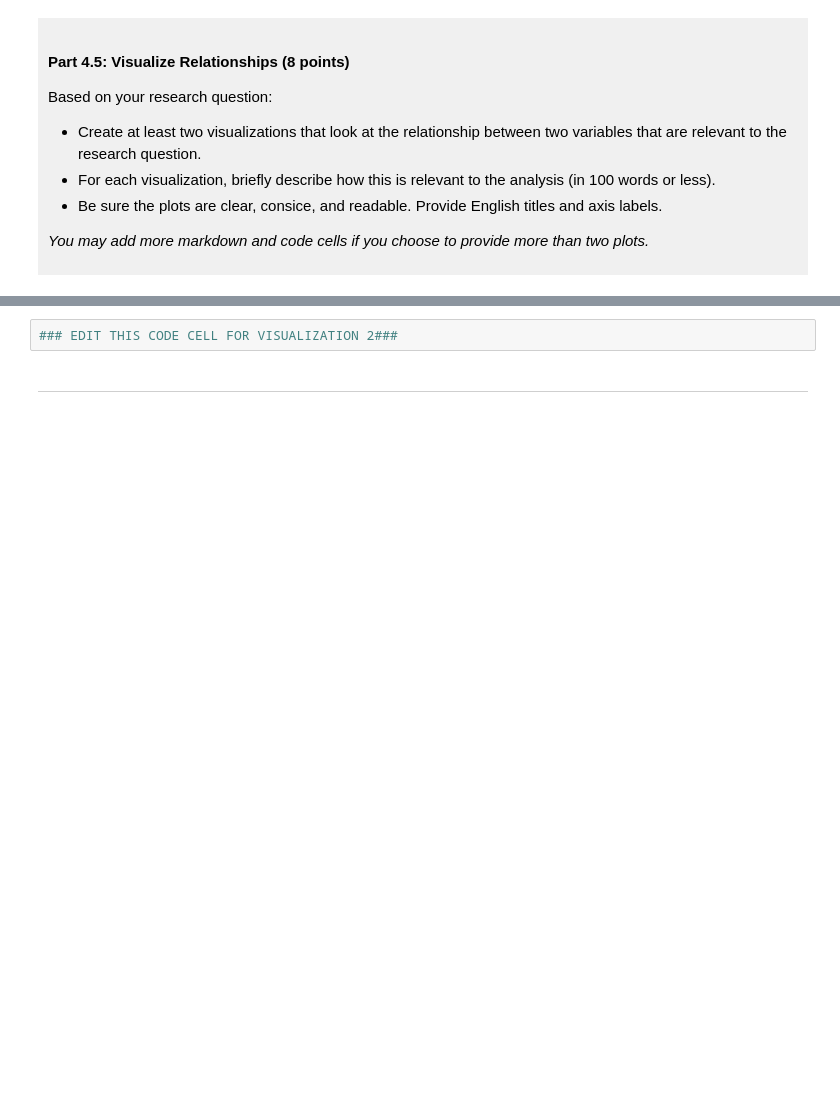
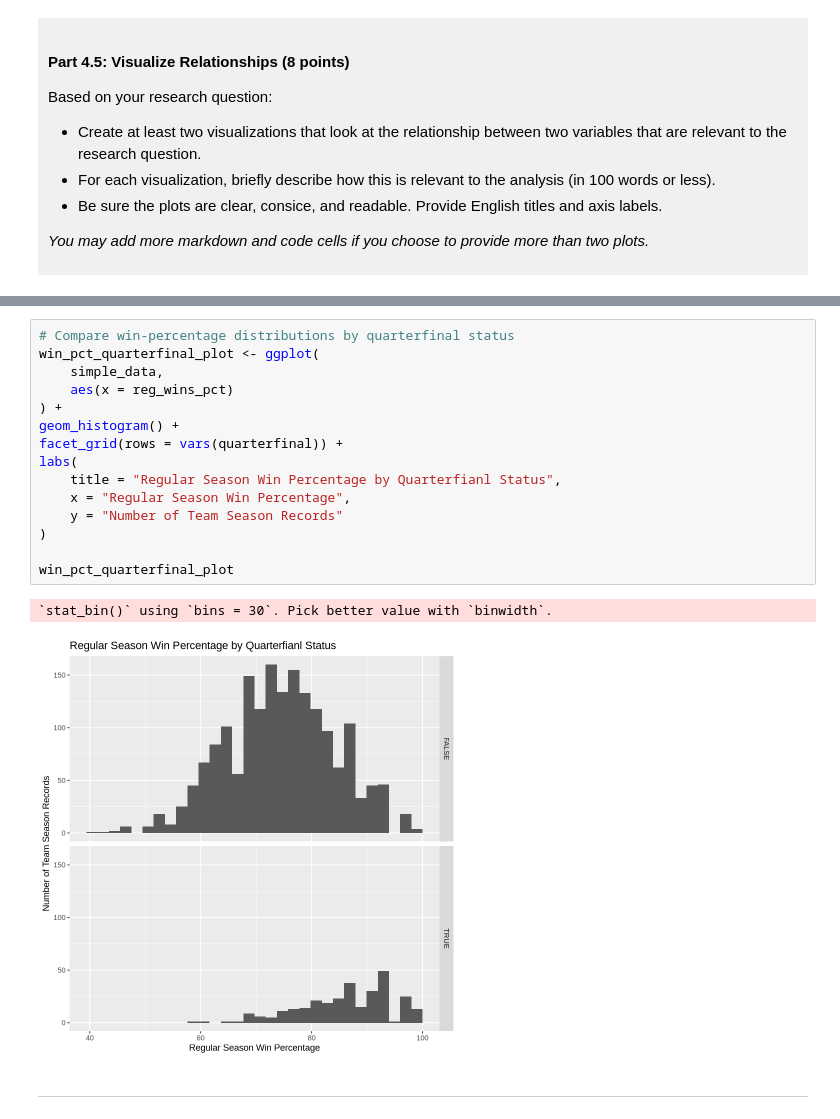
Before and after one commit to zzilbap/dsci-100-project-david-kim, a Jupyter notebook: dsci-100-project-notebook.ipynb, the cells around one changed output, grey strips where cells are left out. Drawn from its saved outputs; the diff is of its cells as text; blank space fills up the shorter version.

```diff
--- a/dsci-100-project-notebook.ipynb
+++ b/dsci-100-project-notebook.ipynb
@@ -328,5 +433,21 @@ Visualization 2: %%% EDIT THIS MARKDOWN CELL%%%
 # %%
-### EDIT THIS CODE CELL FOR VISUALIZATION 2###
+# Compare win-percentage distributions by quarterfinal status
+win_pct_quarterfinal_plot <- ggplot(
+    simple_data,
+    aes(x = reg_wins_pct)
+) +
+geom_histogram() +
+facet_grid(rows = vars(quarterfinal)) +
+labs(
+    title = "Regular Season Win Percentage by Quarterfianl Status",
+    x = "Regular Season Win Percentage",
+    y = "Number of Team Season Records"
+)
+
+win_pct_quarterfinal_plot
+# %% [output]
+`stat_bin()` using `bins = 30`. Pick better value with `binwidth`.
+[figure, added]
 # %% [markdown]
 ------
 # %% [markdown]
```
Also changed, not shown: parts of 10 cells of this notebook.
